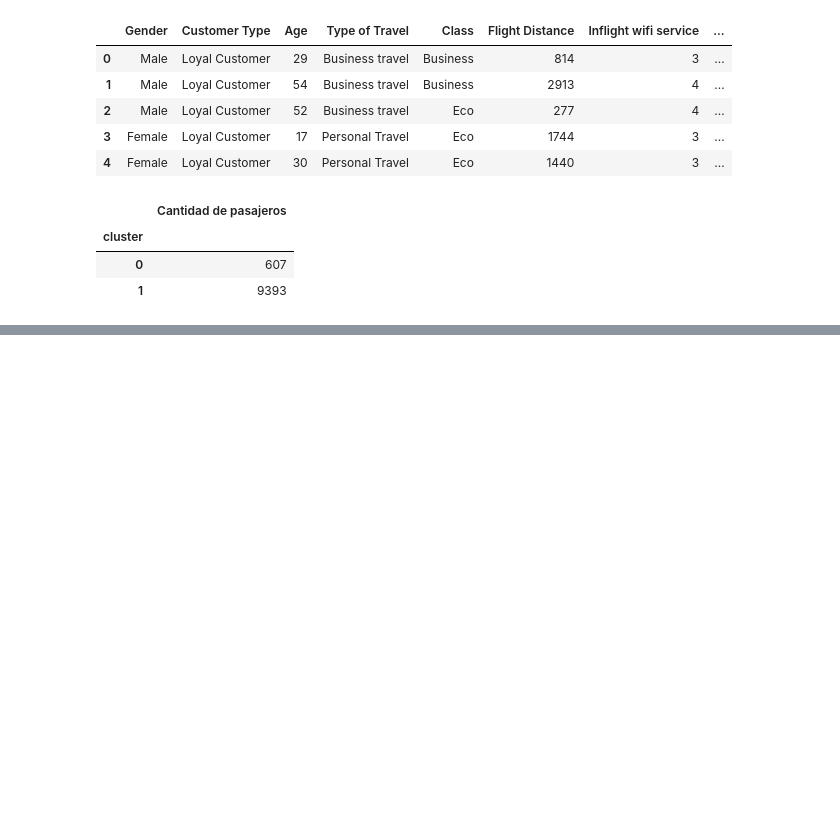
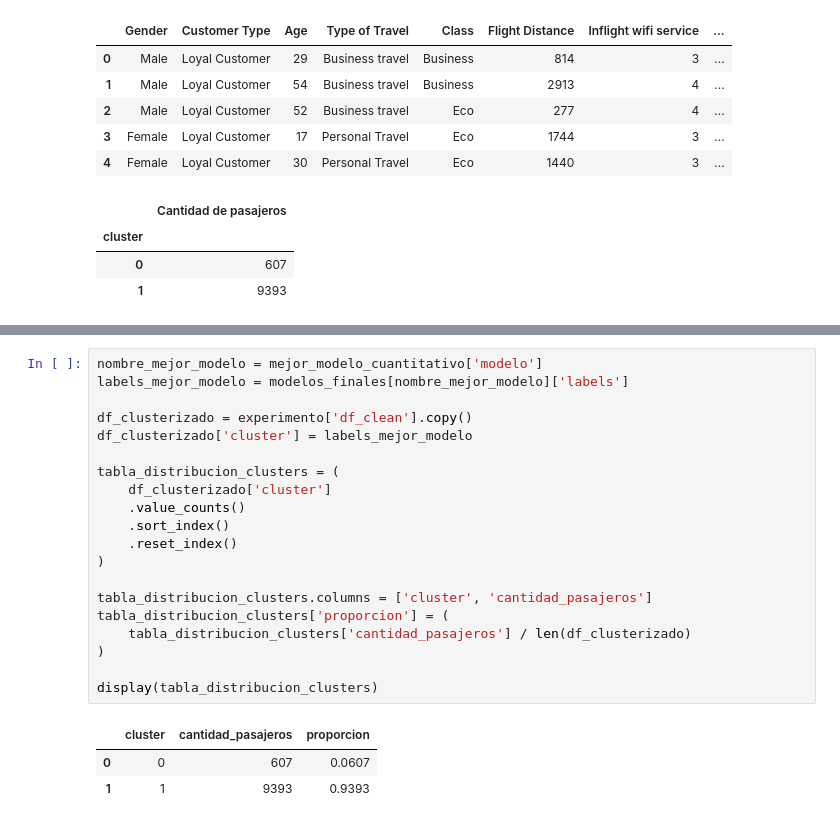
Before and after one commit to Dav1d10/MachineLearningLabs, a Jupyter notebook: Labs/Lab4.ipynb, the cells around one changed output, grey strips where cells are left out. Cells and saved outputs as stored; diff of their text form; blank space fills up the shorter version.

```diff
--- a/Labs/Lab4.ipynb
+++ b/Labs/Lab4.ipynb
@@ -983,0 +1135,24 @@ Hiperparámetros: {'n_clusters': 2}
+# %%
+nombre_mejor_modelo = mejor_modelo_cuantitativo['modelo']
+labels_mejor_modelo = modelos_finales[nombre_mejor_modelo]['labels']
+
+df_clusterizado = experimento['df_clean'].copy()
+df_clusterizado['cluster'] = labels_mejor_modelo
+
+tabla_distribucion_clusters = (
+    df_clusterizado['cluster']
+    .value_counts()
+    .sort_index()
+    .reset_index()
+)
+
+tabla_distribucion_clusters.columns = ['cluster', 'cantidad_pasajeros']
+tabla_distribucion_clusters['proporcion'] = (
+    tabla_distribucion_clusters['cantidad_pasajeros'] / len(df_clusterizado)
+)
+
+display(tabla_distribucion_clusters)
+# %% [output]
+|  | cluster | cantidad_pasajeros | proporcion |
+| 0 | 0 | 607 | 0.0607 |
+| 1 | 1 | 9393 | 0.9393 |
```
Also changed, not shown: parts of 11 cells of this notebook.
